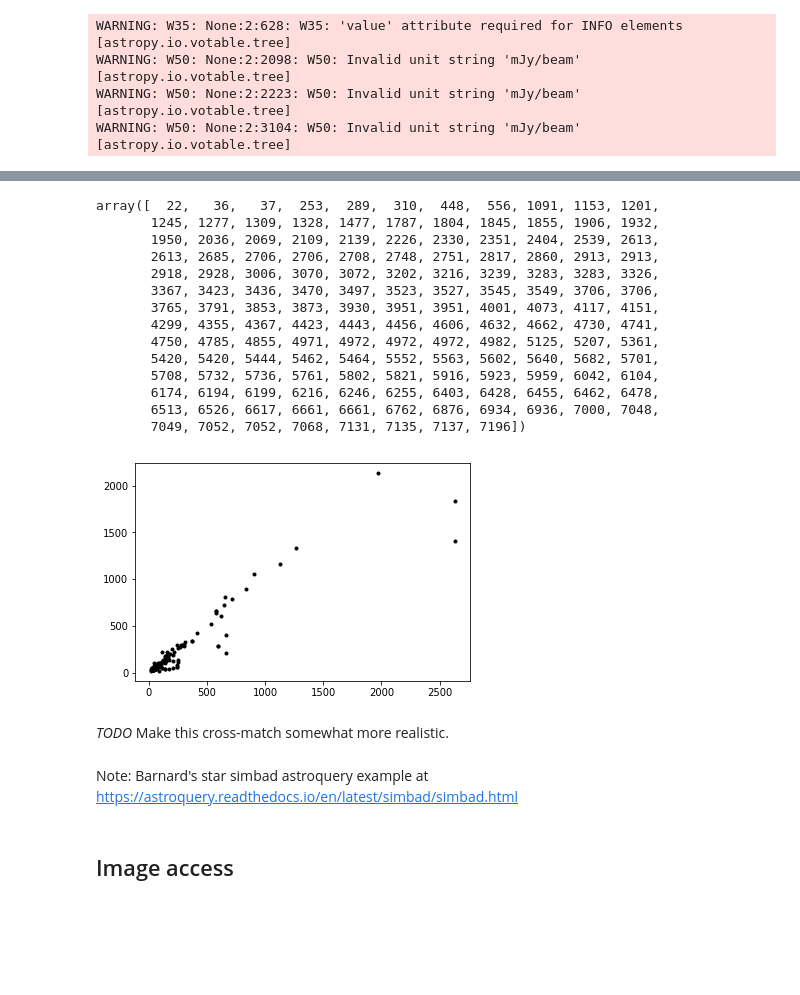
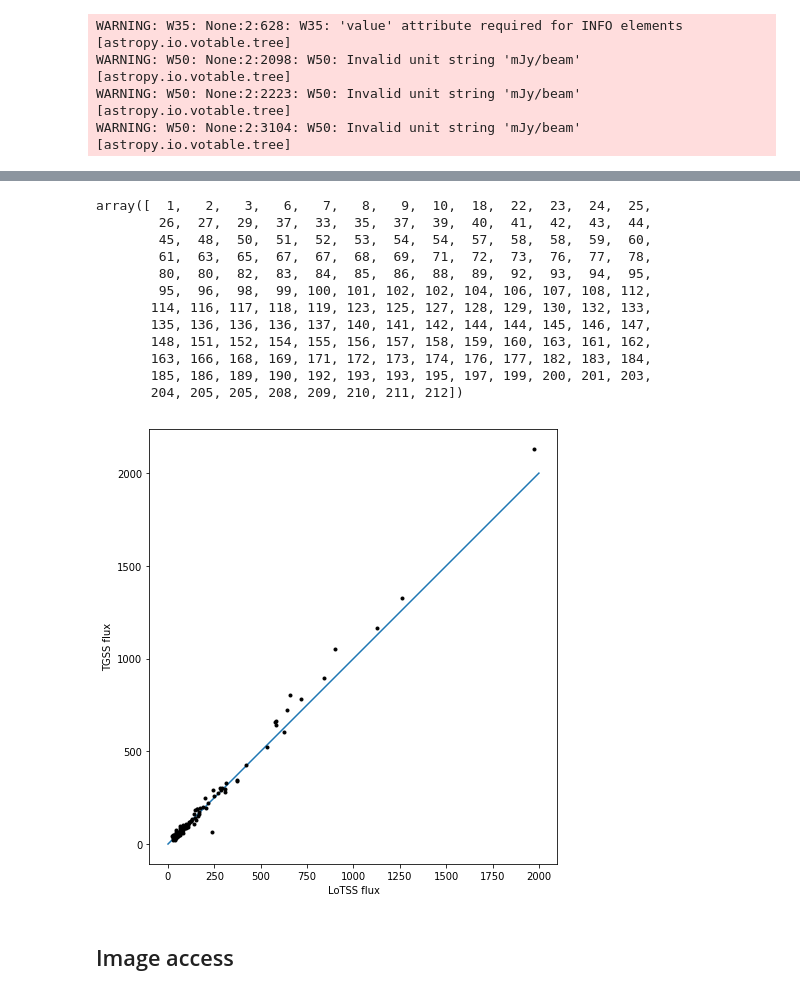
Before and after one commit to lofar-astron/astropytutorial, a Jupyter notebook: astropy.ipynb, the cells around one changed output, grey strips where cells are left out. Saved outputs shown, nothing was run; the diff lists cells and outputs as text; code cells hidden in the pictures; blank space fills up the shorter version.

```diff
--- a/astropy.ipynb
+++ b/astropy.ipynb
@@ -485,8 +485,10 @@ Table masked=True length=5
 | J131212.0+500651 | 198.05014 | 2.1 | 50.11438 | 2.1 | 36.9 | 5.5 | 38.9 | 4.5 | 24.4 | 1.4 | 24.3 | ... |
 | J131052.8+500412 | 197.7202 | 2.6 | 50.07018 | 2.4 | 50.7 | 6.2 | 26.6 | 3.6 | 43.2 | 4.6 | 27.5 | ... |
 | J130945.9+500724 | 197.44145 | 2.1 | 50.1236 | 2.1 | 67.1 | 7.7 | 54.3 | 5.9 | 29.5 | 1.3 | 26.1 | ... |
+# %%
+lotss_selection = lotss_table[lotss_table['Total_flux']>20]
 # %%
-lotss_sources = SkyCoord(ra=lotss_table['RA'], dec=lotss_table['DEC'])
+lotss_sources = SkyCoord(ra=lotss_selection['RA'], dec=lotss_selection['DEC'])
 # %%
 tgss_sources = SkyCoord(ra=tgss_table['RA'], dec=tgss_table['DEC'])
 # %%
@@ -494,30 +496,28 @@ lotss_idx, dist_2d, _ = tgss_sources.match_to_catalog_sky(lotss_sources)
 # %%
 lotss_idx
 # %% [output]
-array([  22,   36,   37,  253,  289,  310,  448,  556, 1091, 1153, 1201,
-       1245, 1277, 1309, 1328, 1477, 1787, 1804, 1845, 1855, 1906, 1932,
-       1950, 2036, 2069, 2109, 2139, 2226, 2330, 2351, 2404, 2539, 2613,
-       2613, 2685, 2706, 2706, 2708, 2748, 2751, 2817, 2860, 2913, 2913,
-       2918, 2928, 3006, 3070, 3072, 3202, 3216, 3239, 3283, 3283, 3326,
-       3367, 3423, 3436, 3470, 3497, 3523, 3527, 3545, 3549, 3706, 3706,
-       3765, 3791, 3853, 3873, 3930, 3951, 3951, 4001, 4073, 4117, 4151,
-       4299, 4355, 4367, 4423, 4443, 4456, 4606, 4632, 4662, 4730, 4741,
-       4750, 4785, 4855, 4971, 4972, 4972, 4972, 4982, 5125, 5207, 5361,
-       5420, 5420, 5444, 5462, 5464, 5552, 5563, 5602, 5640, 5682, 5701,
-       5708, 5732, 5736, 5761, 5802, 5821, 5916, 5923, 5959, 6042, 6104,
-       6174, 6194, 6199, 6216, 6246, 6255, 6403, 6428, 6455, 6462, 6478,
-       6513, 6526, 6617, 6661, 6661, 6762, 6876, 6934, 6936, 7000, 7048,
-       7049, 7052, 7052, 7068, 7131, 7135, 7137, 7196])
+array([  1,   2,   3,   6,   7,   8,   9,  10,  18,  22,  23,  24,  25,
+        26,  27,  29,  37,  33,  35,  37,  39,  40,  41,  42,  43,  44,
+        45,  48,  50,  51,  52,  53,  54,  54,  57,  58,  58,  59,  60,
+        61,  63,  65,  67,  67,  68,  69,  71,  72,  73,  76,  77,  78,
+        80,  80,  82,  83,  84,  85,  86,  88,  89,  92,  93,  94,  95,
+        95,  96,  98,  99, 100, 101, 102, 102, 104, 106, 107, 108, 112,
+       114, 116, 117, 118, 119, 123, 125, 127, 128, 129, 130, 132, 133,
+       135, 136, 136, 136, 137, 140, 141, 142, 144, 144, 145, 146, 147,
+       148, 151, 152, 154, 155, 156, 157, 158, 159, 160, 163, 161, 162,
+       163, 166, 168, 169, 171, 172, 173, 174, 176, 177, 182, 183, 184,
+       185, 186, 189, 190, 192, 193, 193, 195, 197, 199, 200, 201, 203,
+       204, 205, 205, 208, 209, 210, 211, 212])
 # %%
-fig, ax = plt.subplots()
-ax.plot(lotss_table[lotss_idx]["Total_flux"], tgss_table["Sint"], "k.");
-ax.set_aspect('auto')
+fig, ax = plt.subplots(figsize=(8,8))
+ax.plot([0,2000],[0,2000])
+ax.plot(lotss_selection[lotss_idx]["Total_flux"][dist_2d<0.001*u.deg],
+        tgss_table["Sint"][dist_2d<0.001*u.deg], "k.");
+ax.set_xlabel("LoTSS flux")
+ax.set_ylabel("TGSS flux")
+ax.set_aspect(1)
 # %% [output]
-[figure, old version]
+[figure, new version]
-# %% [markdown]
-*TODO* Make this cross-match somewhat more realistic.
-# %% [markdown]
-Note: Barnard's star simbad astroquery example at https://astroquery.readthedocs.io/en/latest/simbad/simbad.html
 # %% [markdown]
 ## Image access
 # %%
```
Also changed, not shown: parts of 1 cell of this notebook.
